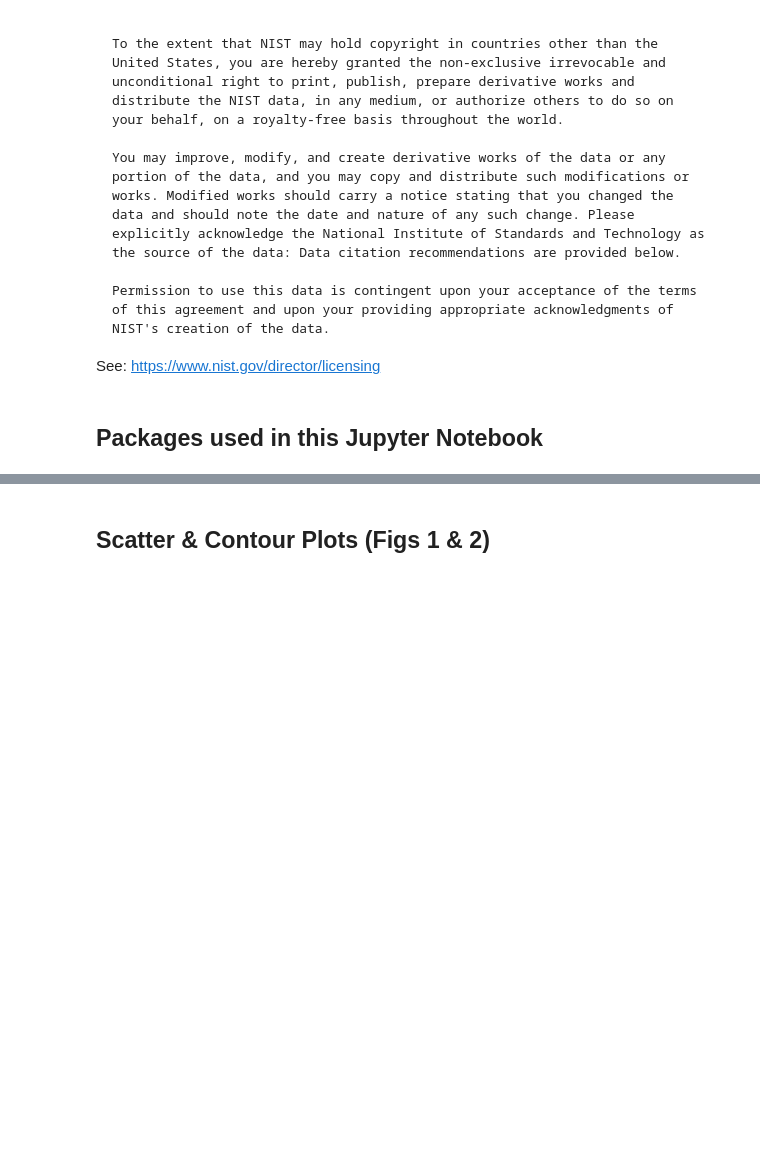
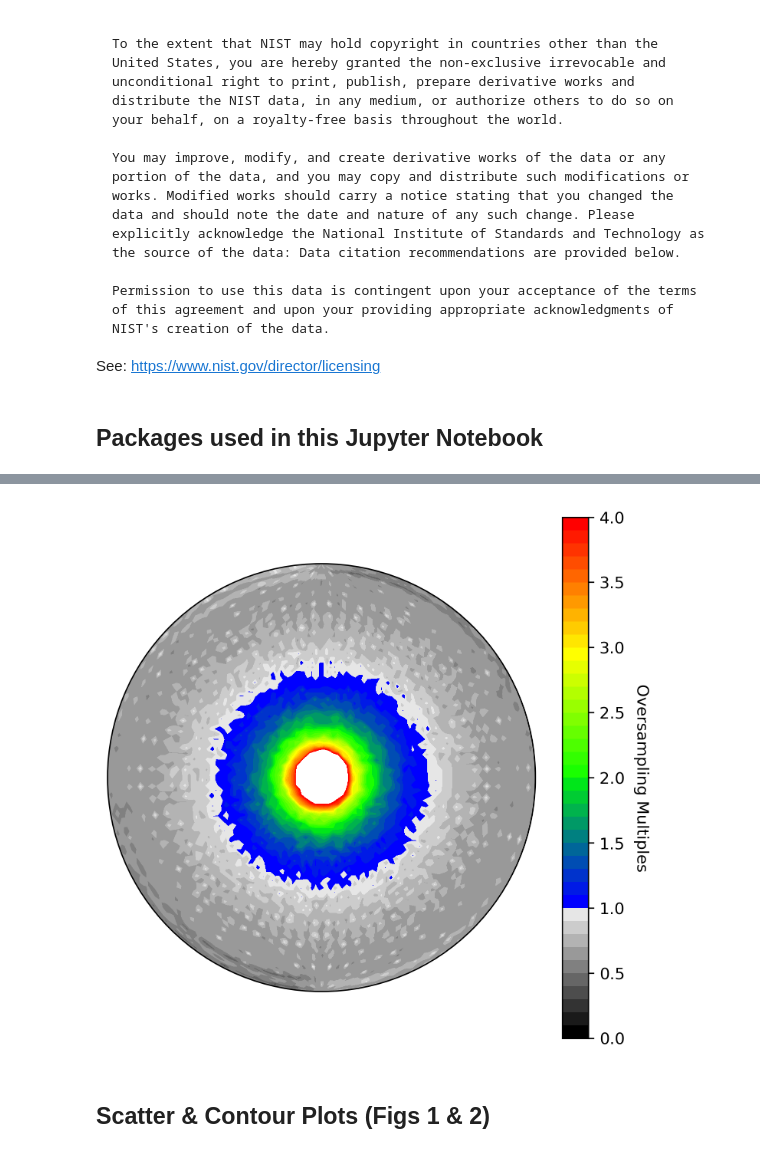
Before and after one commit to usnistgov/Texture-Sampling-PhaseMeasurement-BiasErrors, a Jupyter notebook: JupyterNotebooks/PoleFigurePhaseFractions.ipynb, the cells around one changed output, grey strips where cells are left out. Saved outputs shown, nothing was run; the diff lists cells and outputs as text; code cells hidden in the pictures; blank space fills up the shorter version.

Commit message:
Allow for different maximum value in contour plot

```diff
--- a/JupyterNotebooks/PoleFigurePhaseFractions.ipynb
+++ b/JupyterNotebooks/PoleFigurePhaseFractions.ipynb
@@ -57,6 +61,13 @@ if not os.path.exists(SaveFolder):
     os.makedirs(SaveFolder)
 
 SaveFolderPath=os.path.abspath(os.path.join(cwd, SaveFolder))
+# %%
+## Check max value in Holden
+
+SchemeName, Coordinates=TextureSampling.KlugAlexanderSpiral('Holden', resolution=5)
+PlotTexture.DensityContourPlot(SchemeName, Coordinates,maxValue=20)
+# %% [output]
+[figure, added]
 # %% [markdown]
 ## Scatter & Contour Plots (Figs 1 & 2)
 # %%
```
Also changed, not shown: parts of 4 cells of this notebook, 1 other file.
